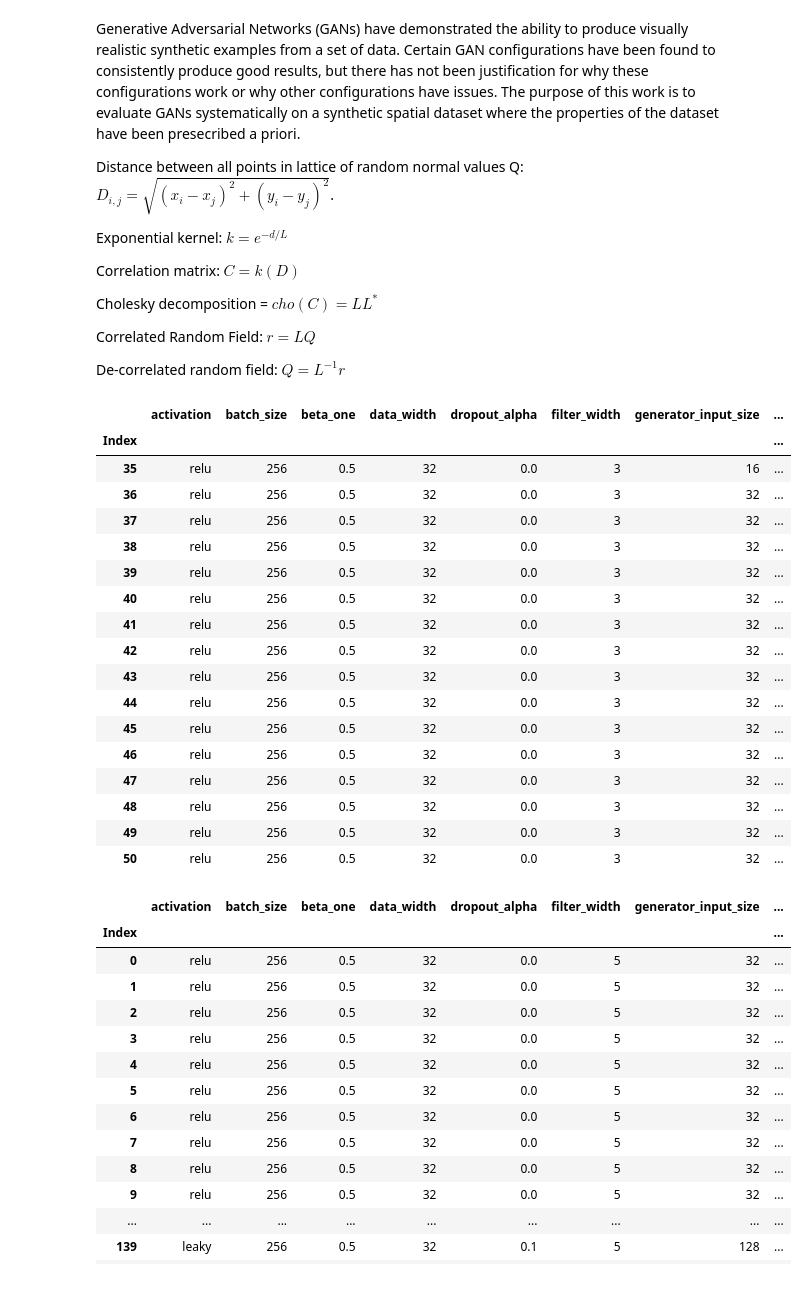
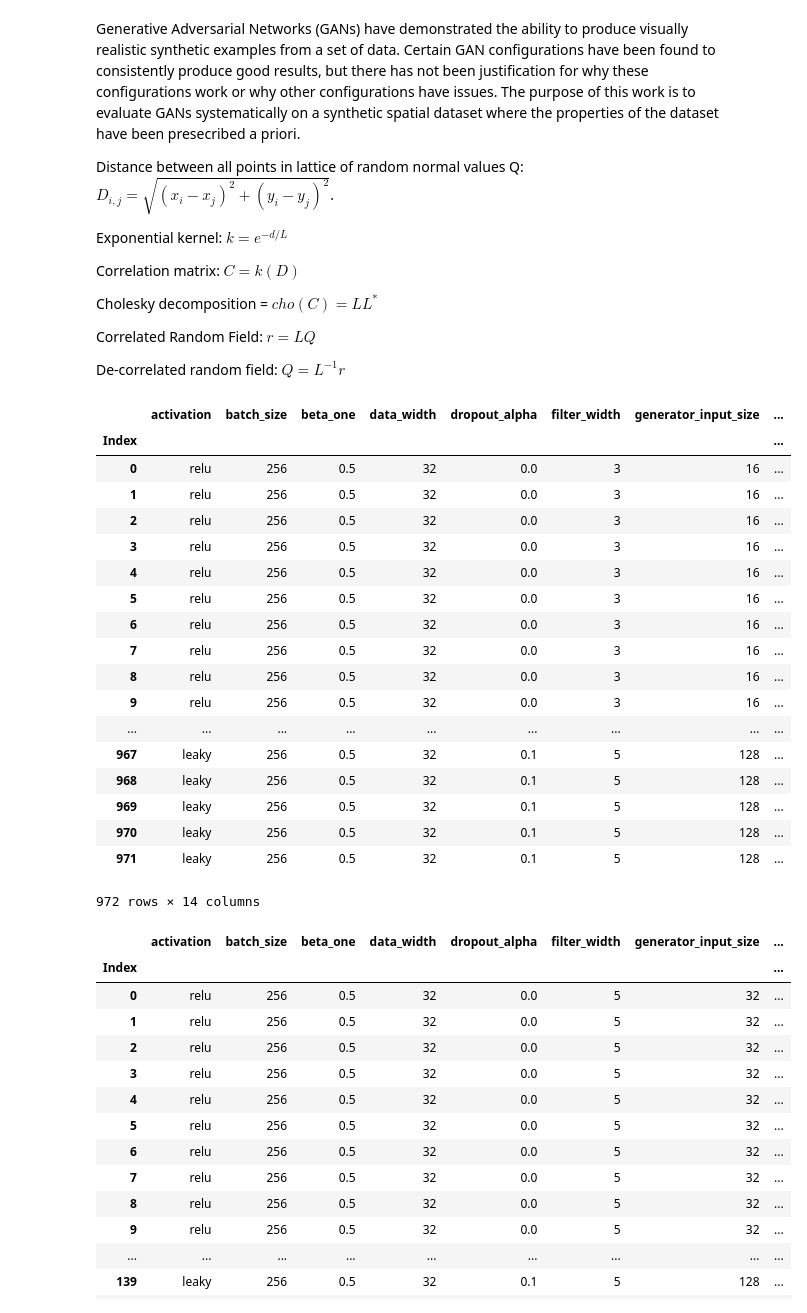
Before and after one commit to djgagne/deepsky, a Jupyter notebook: notebooks/SpatialRandomGANs.ipynb, the cells around one changed output. Cells and saved outputs as stored; diff of their text form; code cells hidden in the pictures.

```diff
--- a/notebooks/SpatialRandomGANs.ipynb
+++ b/notebooks/SpatialRandomGANs.ipynb
@@ -32,25 +32,26 @@ gan_path = "/d1/dgagne/random_gan_20170801/"
 gan_param_combos = pd.read_csv(join(gan_path, "gan_param_combos.csv"), index_col="Index")
-# %%
-gan_param_combos.loc[35:50]
-# %% [output]
-|  | activation | batch_size | beta_one | data_width | dropout_alpha | filter_width | generator_input_size | ... |
-| Index |  |  |  |  |  |  |  | ... |
-| 35 | relu | 256 | 0.5 | 32 | 0.0 | 3 | 16 | ... |
-| 36 | relu | 256 | 0.5 | 32 | 0.0 | 3 | 32 | ... |
-| 37 | relu | 256 | 0.5 | 32 | 0.0 | 3 | 32 | ... |
-| 38 | relu | 256 | 0.5 | 32 | 0.0 | 3 | 32 | ... |
-| 39 | relu | 256 | 0.5 | 32 | 0.0 | 3 | 32 | ... |
-| 40 | relu | 256 | 0.5 | 32 | 0.0 | 3 | 32 | ... |
-| 41 | relu | 256 | 0.5 | 32 | 0.0 | 3 | 32 | ... |
-| 42 | relu | 256 | 0.5 | 32 | 0.0 | 3 | 32 | ... |
-| 43 | relu | 256 | 0.5 | 32 | 0.0 | 3 | 32 | ... |
-| 44 | relu | 256 | 0.5 | 32 | 0.0 | 3 | 32 | ... |
-| 45 | relu | 256 | 0.5 | 32 | 0.0 | 3 | 32 | ... |
-| 46 | relu | 256 | 0.5 | 32 | 0.0 | 3 | 32 | ... |
-| 47 | relu | 256 | 0.5 | 32 | 0.0 | 3 | 32 | ... |
-| 48 | relu | 256 | 0.5 | 32 | 0.0 | 3 | 32 | ... |
-| 49 | relu | 256 | 0.5 | 32 | 0.0 | 3 | 32 | ... |
-| 50 | relu | 256 | 0.5 | 32 | 0.0 | 3 | 32 | ... |
+# %%
+gan_param_combos
+# %% [output]
+|  | activation | batch_size | beta_one | data_width | dropout_alpha | filter_width | generator_input_size | ... |
+| Index |  |  |  |  |  |  |  | ... |
+| 0 | relu | 256 | 0.5 | 32 | 0.0 | 3 | 16 | ... |
+| 1 | relu | 256 | 0.5 | 32 | 0.0 | 3 | 16 | ... |
+| 2 | relu | 256 | 0.5 | 32 | 0.0 | 3 | 16 | ... |
+| 3 | relu | 256 | 0.5 | 32 | 0.0 | 3 | 16 | ... |
+| 4 | relu | 256 | 0.5 | 32 | 0.0 | 3 | 16 | ... |
+| 5 | relu | 256 | 0.5 | 32 | 0.0 | 3 | 16 | ... |
+| 6 | relu | 256 | 0.5 | 32 | 0.0 | 3 | 16 | ... |
+| 7 | relu | 256 | 0.5 | 32 | 0.0 | 3 | 16 | ... |
+| 8 | relu | 256 | 0.5 | 32 | 0.0 | 3 | 16 | ... |
+| 9 | relu | 256 | 0.5 | 32 | 0.0 | 3 | 16 | ... |
+| ... | ... | ... | ... | ... | ... | ... | ... | ... |
+| 967 | leaky | 256 | 0.5 | 32 | 0.1 | 5 | 128 | ... |
+| 968 | leaky | 256 | 0.5 | 32 | 0.1 | 5 | 128 | ... |
+| 969 | leaky | 256 | 0.5 | 32 | 0.1 | 5 | 128 | ... |
+| 970 | leaky | 256 | 0.5 | 32 | 0.1 | 5 | 128 | ... |
+| 971 | leaky | 256 | 0.5 | 32 | 0.1 | 5 | 128 | ... |
+972 rows × 14 columns
 # %%
 gan_path_intel = "/d1/dgagne/random_gan_20170828/"
 gan_param_combos_intel = pd.read_csv(join(gan_path_intel, "gan_param_combos.csv"), index_col="Index")
```
Also changed, not shown: parts of 22 cells of this notebook, 3 other files.
